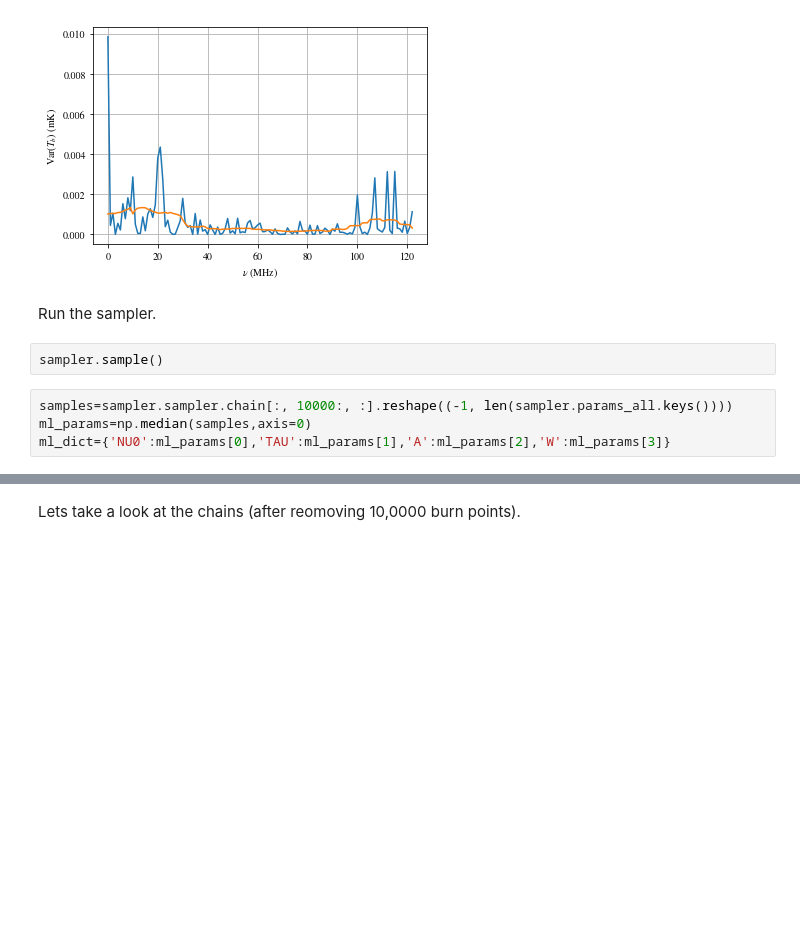
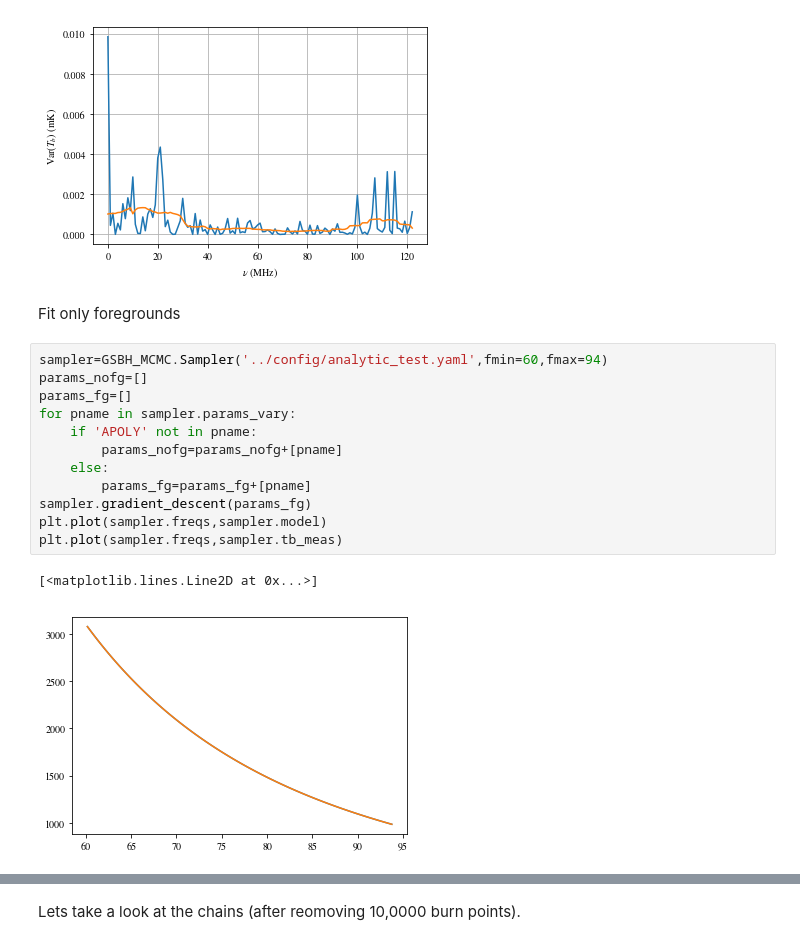
Before and after one commit to aewallwi/global_bh, a Jupyter notebook: examples/Analytic_MCMC.ipynb, the cells around one changed output, grey strips where cells are left out. Drawn from its saved outputs; the diff is of its cells as text; blank space fills up the shorter version.

```diff
--- a/examples/Analytic_MCMC.ipynb
+++ b/examples/Analytic_MCMC.ipynb
@@ -36,11 +36,20 @@ plt.ylabel('Var($T_b$) (mK)')
 # %% [output]
 Text(0,0.5,'Var($T_b$) (mK)')
 [figure]
-# %% [markdown]
-Run the sampler.
-# %%
-sampler.sample()
-# %%
-samples=sampler.sampler.chain[:, 10000:, :].reshape((-1, len(sampler.params_all.keys())))
-ml_params=np.median(samples,axis=0)
-ml_dict={'NU0':ml_params[0],'TAU':ml_params[1],'A':ml_params[2],'W':ml_params[3]}
+# %% [markdown]
+Fit only foregrounds
+# %%
+sampler=GSBH_MCMC.Sampler('../config/analytic_test.yaml',fmin=60,fmax=94)
+params_nofg=[]
+params_fg=[]
+for pname in sampler.params_vary:
+    if 'APOLY' not in pname:
+        params_nofg=params_nofg+[pname]
+    else:
+        params_fg=params_fg+[pname]
+sampler.gradient_descent(params_fg)
+plt.plot(sampler.freqs,sampler.model)
+plt.plot(sampler.freqs,sampler.tb_meas)
+# %% [output]
+[<matplotlib.lines.Line2D at 0x...>]
+[figure, added]
```
Also changed, not shown: parts of 12 cells of this notebook, 7 other files.
